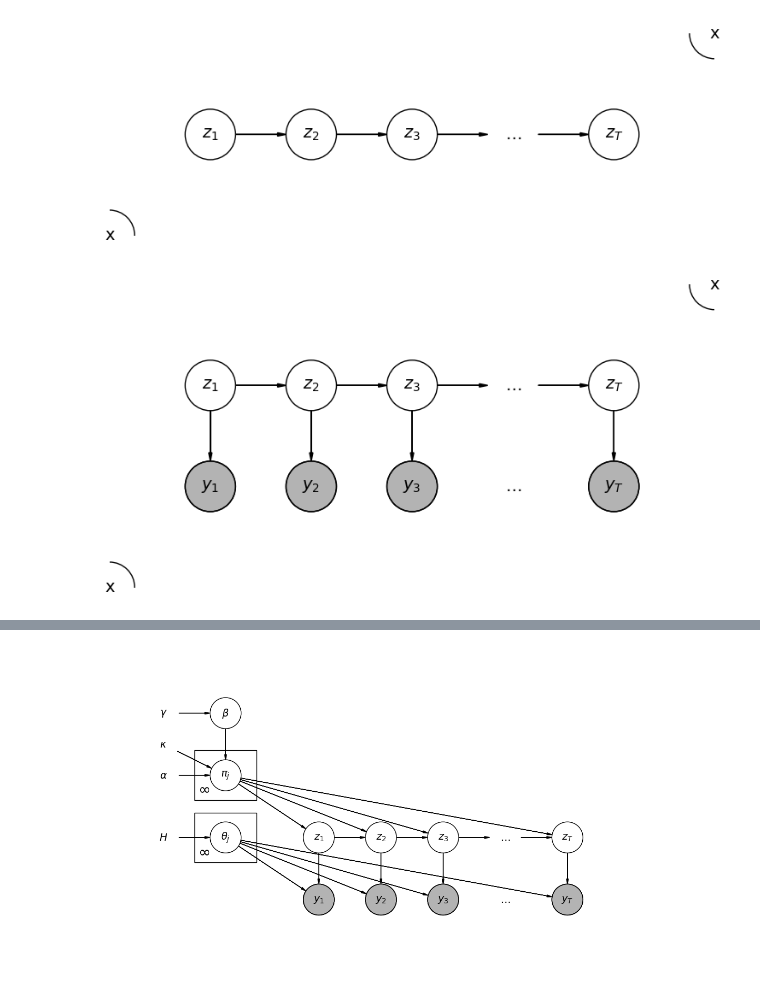
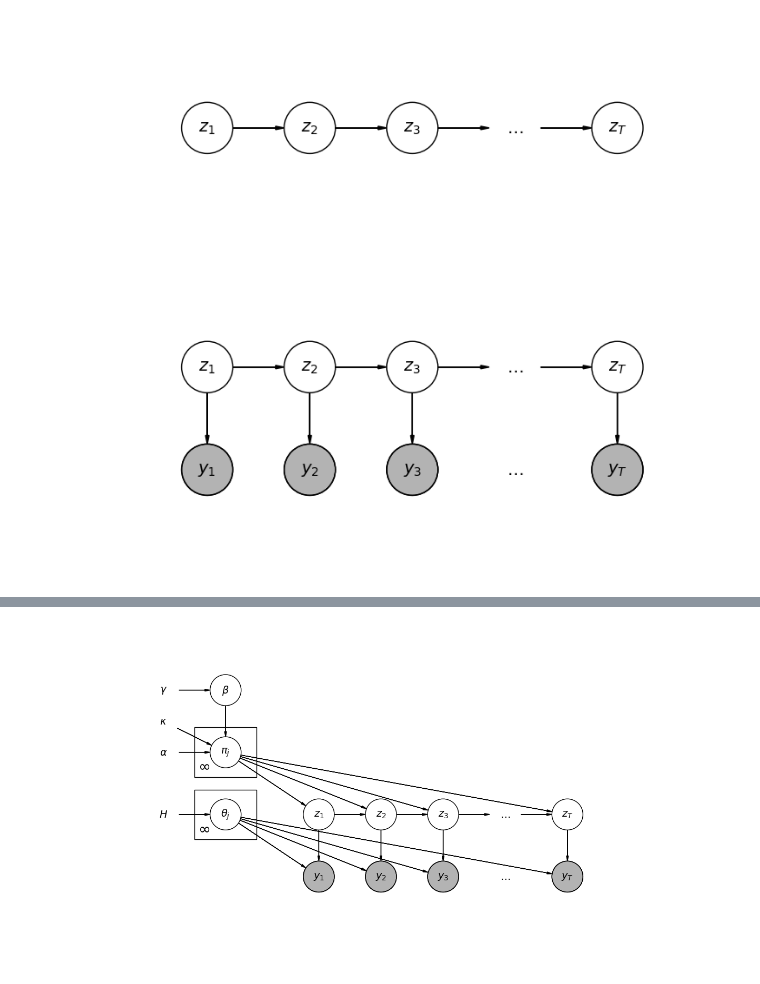
Before and after one commit to Davidjames9610/ubm, a Jupyter notebook: daft/hmm.ipynb, the cells around one changed output, grey strips where cells are left out. Drawn from its saved outputs; the diff is of its cells as text; code cells hidden in the pictures.

```diff
--- a/daft/hmm.ipynb
+++ b/daft/hmm.ipynb
@@ -8,30 +8,32 @@ import daft
 # %%
 import matplotlib.patches as patches
 import matplotlib.pyplot as plt
 
 font_size = 14
 no_outline = {'ec': 'None'}
 
 pgm = daft.PGM(grid_unit=3, node_unit=1.5, aspect=1, shape=[6,2])
 
 pgm.add_node("z1", r"$z_{1}$", 1, 1, fontsize=font_size)
 pgm.add_node("z2", r"$z_{2}$", 2, 1, fontsize=font_size)
 pgm.add_node("z3", r"$z_{3}$", 3, 1, fontsize=font_size)
 pgm.add_node("z4", r"$\ldots$",4, 1, fontsize=font_size, plot_params={'ec': 'None'})
 pgm.add_node("z5", r"$z_{T}$", 5, 1, fontsize=font_size)
 
-pgm.add_node("x1", r"x", 6, 2, fontsize=font_size, observed=False)
-pgm.add_node("x2", r"x", 0, 0, fontsize=font_size, observed=False)
+# pgm.add_node("x1", r"x", 6, 2, fontsize=font_size, observed=False)
+# pgm.add_node("x2", r"x", 0, 0, fontsize=font_size, observed=False)
 
 pgm.add_edge("z1", "z2")
 pgm.add_edge("z2", "z3")
 pgm.add_edge("z3", "z4")
 pgm.add_edge("z4", "z5")
 
+
 pgm.render()
+pgm.savefig('markov-chain.pdf')
 pgm.show()
 # %% [output]
-[figure, old version]
+[figure, new version]
 # %%
 import matplotlib.patches as patches
 import matplotlib.pyplot as plt
@@ -53,8 +55,8 @@ pgm.add_node("y3", r"$y_{3}$", 3, 1, observed=True, fontsize=font_size)
 pgm.add_node("y4", r"$\ldots$",4, 1, observed=False, fontsize=font_size, plot_params={'ec': 'None'})
 pgm.add_node("y5", r"$y_{T}$", 5, 1, observed=True, fontsize=font_size)
 
-pgm.add_node("x1", r"x", 6, 3, fontsize=font_size, observed=False)
-pgm.add_node("x2", r"x", 0, 0, fontsize=font_size, observed=False)
+# pgm.add_node("x1", r"x", 6, 3, fontsize=font_size, observed=False)
+# pgm.add_node("x2", r"x", 0, 0, fontsize=font_size, observed=False)
 
 pgm.add_edge("z1", "z2")
 pgm.add_edge("z2", "z3")
@@ -68,6 +70,7 @@ pgm.add_edge("z3", "y3")
 pgm.add_edge("z5", "y5")
 
 pgm.render()
+pgm.savefig('hmm.pdf')
 pgm.show()
 # %% [output]
-[figure, old version]
+[figure, new version]
```
Also changed, not shown: parts of 2 cells of this notebook, 9 other files.
